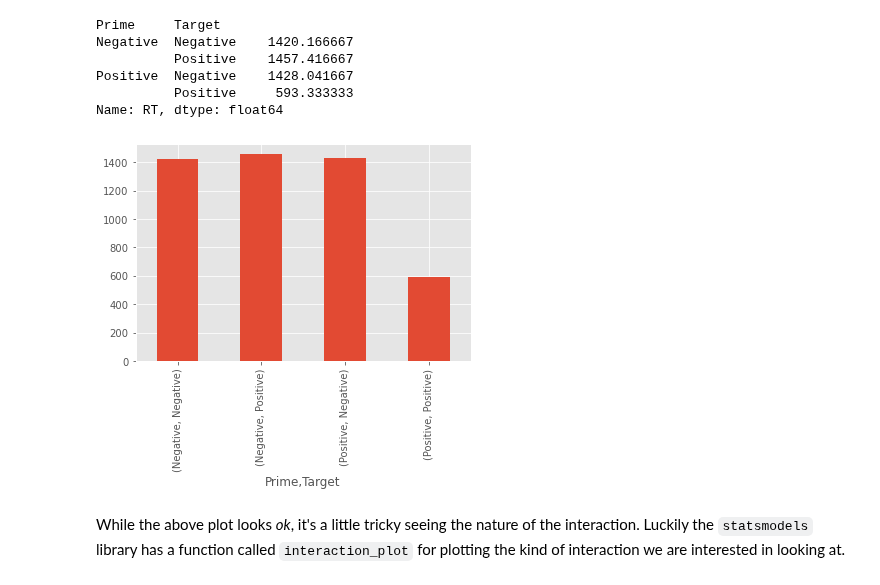
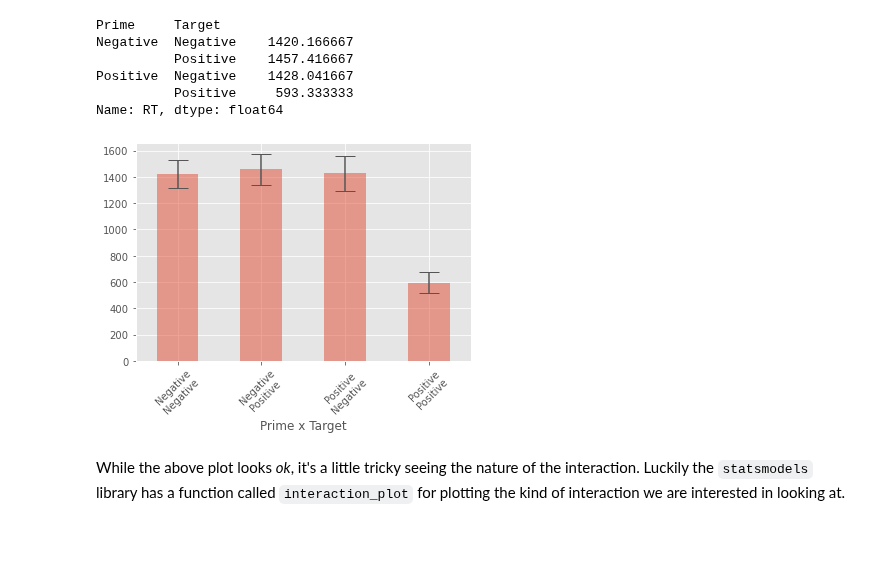
Before and after one commit to ajstewartlang/02_intro_to_python_programming, a Jupyter notebook: _build/jupyter_execute/pandas.ipynb, the cells around one changed output. Cells and saved outputs as stored; diff of their text form; code cells hidden in the pictures; blank space fills up the shorter version.

```diff
--- a/_build/jupyter_execute/pandas.ipynb
+++ b/_build/jupyter_execute/pandas.ipynb
@@ -267,7 +291,8 @@ factorial_anova_data
 96 rows × 4 columns
 # %%
 grouped_data = factorial_anova_data.groupby(['Prime', 'Target'])
-group_means = grouped_data.mean()['RT']
+group_means = grouped_data['RT'].mean()
+group_errors = grouped_data['RT'].std()
 group_means
 # %% [output]
 Prime     Target
@@ -276,11 +301,13 @@ Negative  Negative    1420.166667
 Positive  Negative    1428.041667
           Positive     593.333333
 Name: RT, dtype: float64
-# %%
-group_means.plot(kind="bar")
-plt.show()
-# %% [output]
-[figure, removed]
+# %%
+group_means.plot(kind="bar", yerr=group_errors, alpha=0.5, capsize=10)
+plt.xlabel('Prime x Target')
+plt.xticks([0, 1, 2, 3], ['Negative\nNegative', 'Negative\nPositive', 'Positive\nNegative', 'Positive\nPositive'], rotation=45)
+plt.show()
+# %% [output]
+[figure, added]
 # %% [markdown]
 While the above plot looks *ok*, it's a little tricky seeing the nature of the interaction. Luckily the `statsmodels` library has a function called `interaction_plot` for plotting the kind of interaction we are interested in looking at.
 # %%
```
Also changed, not shown: parts of 15 cells of this notebook, 20 other files.
